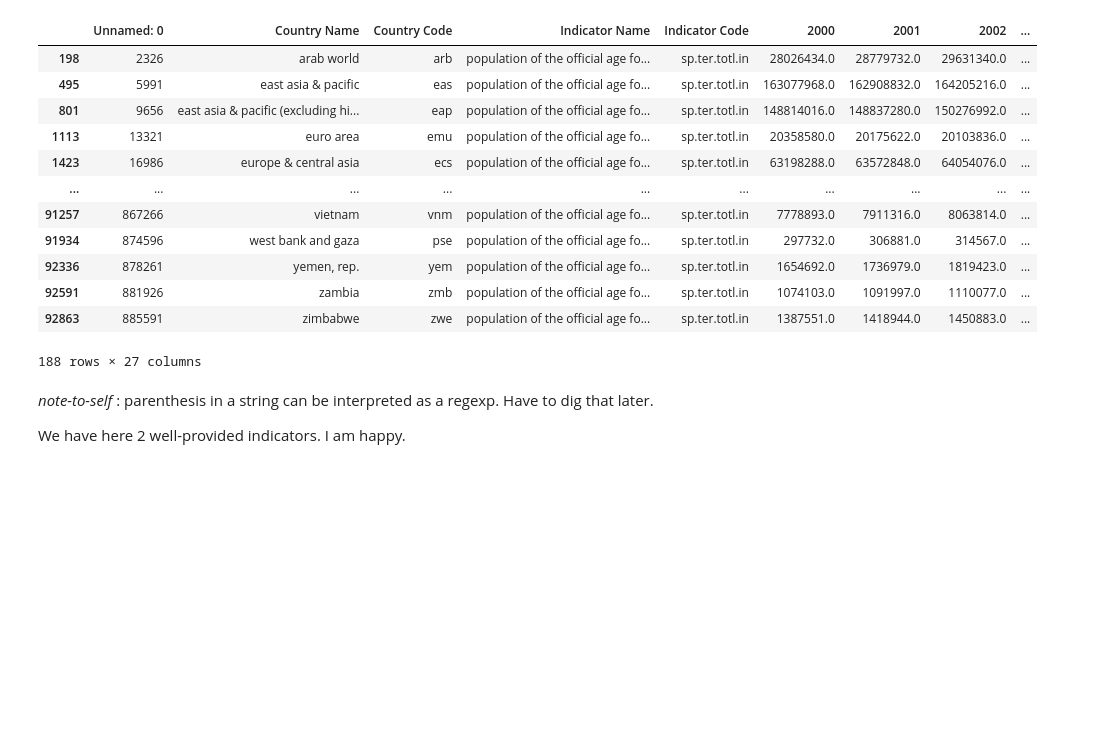
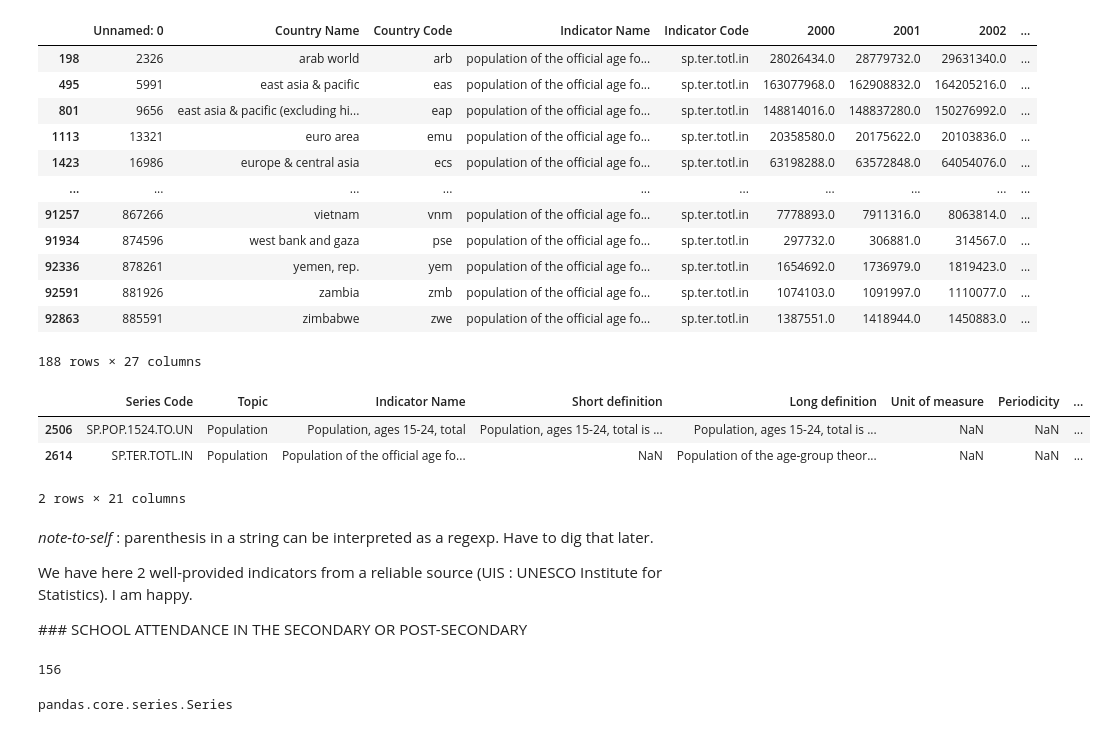
Before and after one commit to JulienfLeBoucher/OC_Edtech, a Jupyter notebook: LE-BOUCHER_Julien_1_notebook_122022.ipynb, the cells around one changed output. Drawn from its saved outputs; the diff is of its cells as text; code cells hidden in the pictures; blank space fills up the shorter version.

Commit message:
new indicators : computers, internet_users, attendance_info

```diff
--- a/LE-BOUCHER_Julien_1_notebook_122022.ipynb
+++ b/LE-BOUCHER_Julien_1_notebook_122022.ipynb
@@ -394,9 +364,13 @@ part_of_def = ('Population, ages 15-24, total'
                + '| corresponding to tertiary education')
 
 
-ind_names = pop_ind.loc[pop_ind['Long definition']
-                        .str.contains(part_of_def),
-                        'Indicator Name']
+ind_names = pop_indicators.loc[pop_indicators['Long definition']
+                               .str.contains(part_of_def),
+                               'Indicator Name']
+
+ind_properties = pop_indicators.loc[pop_indicators['Long definition']
+                                    .str.contains(part_of_def),
+                                    :]
 # %%
 for name in ind_names:
     print(name)
@@ -455,7 +425,21 @@ tertiary_people
 | 92591 | 881926 | zambia | zmb | population of the official age fo... | sp.ter.totl.in | 1074103.0 | 1091997.0 | 1110077.0 | ... |
 | 92863 | 885591 | zimbabwe | zwe | population of the official age fo... | sp.ter.totl.in | 1387551.0 | 1418944.0 | 1450883.0 | ... |
 188 rows × 27 columns
+# %%
+ind_properties
+# %% [output]
+|  | Series Code | Topic | Indicator Name | Short definition | Long definition | Unit of measure | Periodicity | ... |
+| 2506 | SP.POP.1524.TO.UN | Population | Population, ages 15-24, total | Population, ages 15-24, total is ... | Population, ages 15-24, total is ... | NaN | NaN | ... |
+| 2614 | SP.TER.TOTL.IN | Population | Population of the official age fo... | NaN | Population of the age-group theor... | NaN | NaN | ... |
+2 rows × 21 columns
 # %% [markdown]
 *note-to-self* : parenthesis in a string can be interpreted as a regexp. Have to dig that later.
 
-We have here 2 well-provided indicators. I am happy.
+We have here 2 well-provided indicators from a reliable source (UIS : UNESCO Institute for Statistics). I am happy.
+
+### SCHOOL ATTENDANCE IN THE SECONDARY OR POST-SECONDARY
+# %%
+sum(series['Long definition'].str.contains('attendance rate', case=False)
+    & series['Long definition'].str.contains('secondary', case=False) )
+# %% [output]
+156
@@ -461,0 +456,4 @@ We have here 2 well-provided indicators. I am happy.
+# %%
+type(secondary_attendance)
+# %% [output]
+pandas.core.series.Series
```
Also changed, not shown: parts of 45 cells of this notebook, 1 other file.
